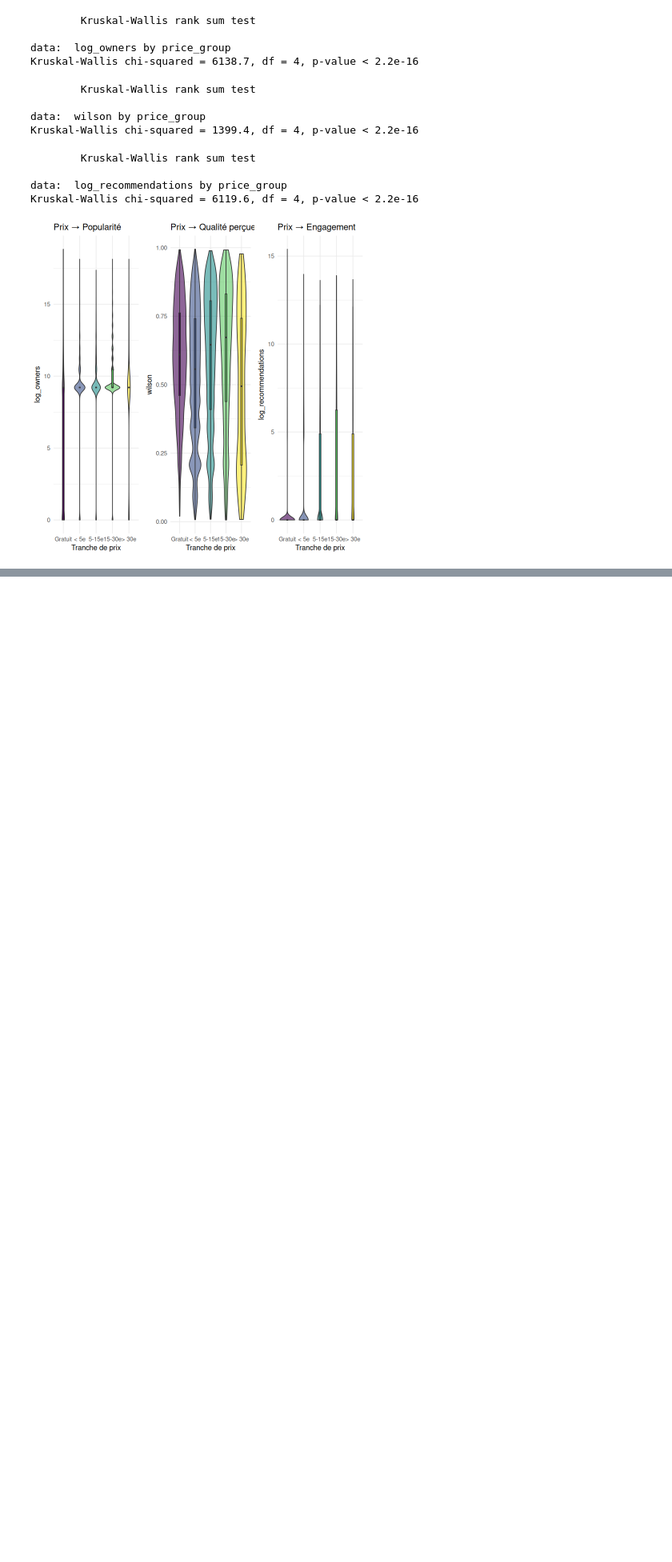
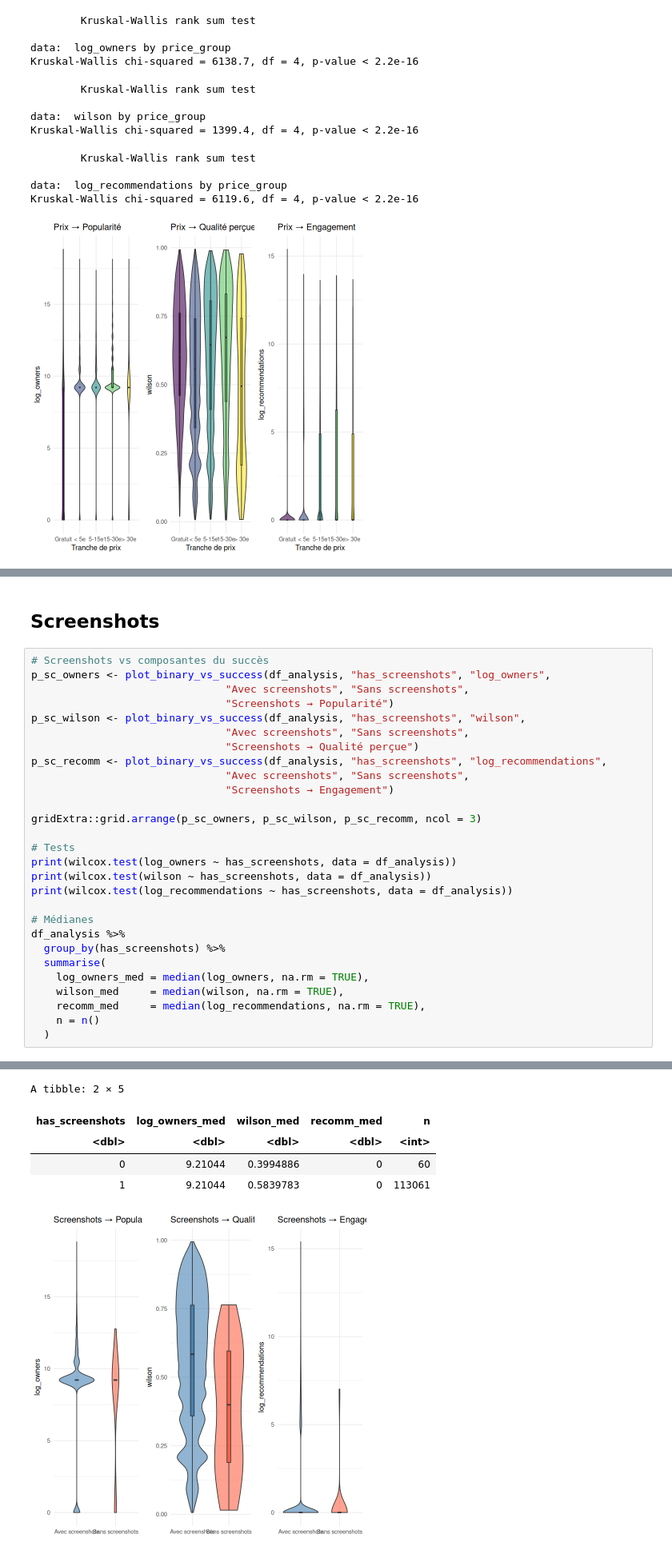
Before and after one commit to Thethomasbutnottheleast/Steam-Analyse, a Jupyter notebook: succes_commercial.ipynb, the cells around one changed output, grey strips where cells are left out. Shown at 80% size. Saved outputs shown, nothing was run; the diff lists cells and outputs as text; blank space fills up the shorter version.

```diff
--- a/succes_commercial.ipynb
+++ b/succes_commercial.ipynb
@@ -386,0 +604,31 @@ Kruskal-Wallis chi-squared = 6119.6, df = 4, p-value < 2.2e-16
+# %% [markdown]
+## Screenshots
+# %%
+# Screenshots vs composantes du succès
+p_sc_owners <- plot_binary_vs_success(df_analysis, "has_screenshots", "log_owners",
+                               "Avec screenshots", "Sans screenshots",
+                               "Screenshots → Popularité")
+p_sc_wilson <- plot_binary_vs_success(df_analysis, "has_screenshots", "wilson",
+                               "Avec screenshots", "Sans screenshots",
+                               "Screenshots → Qualité perçue")
+p_sc_recomm <- plot_binary_vs_success(df_analysis, "has_screenshots", "log_recommendations",
+                               "Avec screenshots", "Sans screenshots",
+                               "Screenshots → Engagement")
+
+gridExtra::grid.arrange(p_sc_owners, p_sc_wilson, p_sc_recomm, ncol = 3)
+
+# Tests
+print(wilcox.test(log_owners ~ has_screenshots, data = df_analysis))
+print(wilcox.test(wilson ~ has_screenshots, data = df_analysis))
+print(wilcox.test(log_recommendations ~ has_screenshots, data = df_analysis))
+
+# Médianes
+df_analysis %>%
+  group_by(has_screenshots) %>%
+  summarise(
+    log_owners_med = median(log_owners, na.rm = TRUE),
+    wilson_med     = median(wilson, na.rm = TRUE),
+    recomm_med     = median(log_recommendations, na.rm = TRUE),
+    n = n()
+  )
+# %% [output]
@@ -386,0 +654,6 @@ Kruskal-Wallis chi-squared = 6119.6, df = 4, p-value < 2.2e-16
+A tibble: 2 × 5
+| has_screenshots | log_owners_med | wilson_med | recomm_med | n |
+| <dbl> | <dbl> | <dbl> | <dbl> | <int> |
+| 0 | 9.21044 | 0.3994886 | 0 | 60 |
+| 1 | 9.21044 | 0.5839783 | 0 | 113061 |
+[figure, added]
```
Also changed, not shown: parts of 17 cells of this notebook.
